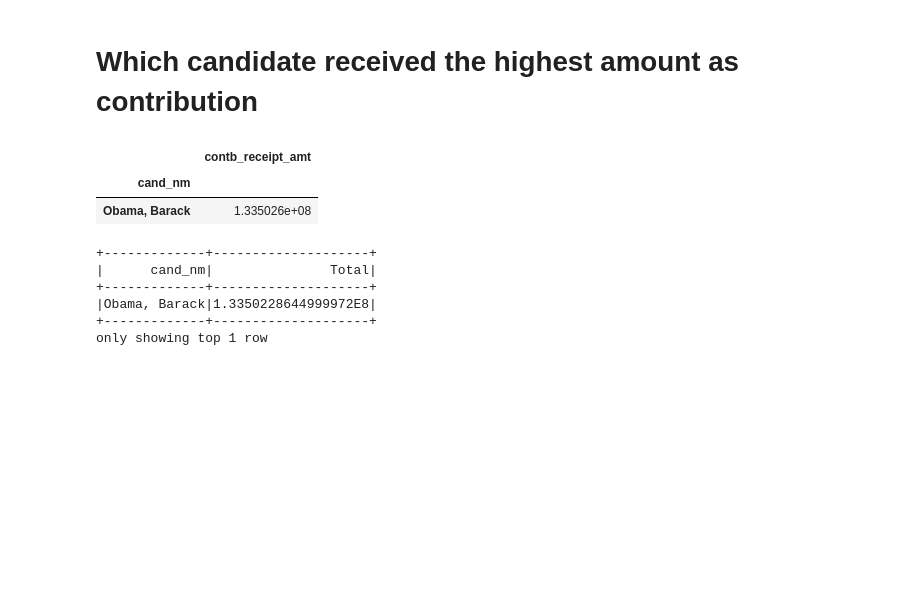
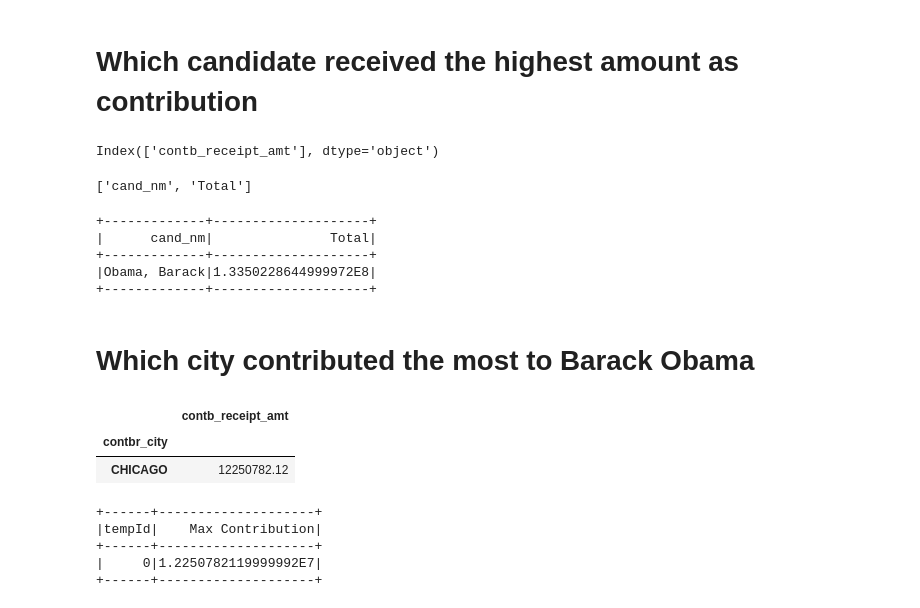
Before and after one commit to mohitsingh197/Jupyter_Notebooks, a Jupyter notebook: Spark-Vs-Pandas.ipynb, the cells around one changed output. Saved outputs shown, nothing was run; the diff lists cells and outputs as text; code cells hidden in the pictures; blank space fills up the shorter version.

```diff
--- a/Spark-Vs-Pandas.ipynb
+++ b/Spark-Vs-Pandas.ipynb
@@ -329,20 +329,44 @@ p_df_cast.show(5)
 only showing top 5 rows
 # %% [markdown]
 # Which candidate received the highest amount as contribution
-# %%
-#p_pdf[['cand_nm', 'contb_receipt_amt']].groupby('cand_nm').sum()['cand_nm', 'contb_receipt_amt'].max()
-p_pdf[['cand_nm', 'contb_receipt_amt']].groupby('cand_nm').sum().sort_values('contb_receipt_amt')[-1:]
-# %% [output]
-|  | contb_receipt_amt |
-| cand_nm |  |
-| Obama, Barack | 1.335026e+08 |
+# %%
+summed = p_pdf[['cand_nm', 'contb_receipt_amt']].groupby('cand_nm').sum()
+summed.loc[summed.idxmax()]
+# %% [output]
+Index(['contb_receipt_amt'], dtype='object')
+# %%
+from pyspark.sql import functions as F
+p_df_cast_summed = p_df_cast[['cand_nm', 'contb_receipt_amt_num']].groupBy('cand_nm').agg(F.sum('contb_receipt_amt_num').alias('Total'))
+max_contrib = p_df_cast_summed.withColumn('tempid', F.lit(0)).groupBy('tempid').agg(F.max('Total').alias('Max Contrib')).select('Max Contrib')
+# %% [output]
+['cand_nm', 'Total']
+# %%
+#print(max_contrib.first()[0])
+p_df_cast_summed.select('cand_nm', 'Total').where(p_df_cast_summed.Total == max_contrib.first()[0]).show()
+# %% [output]
++-------------+--------------------+
+|      cand_nm|               Total|
++-------------+--------------------+
+|Obama, Barack|1.3350228644999972E8|
++-------------+--------------------+
+# %% [markdown]
+# Which city contributed the most to Barack Obama
+# %%
+p_pdf_summed = p_pdf[p_pdf.cand_nm == 'Obama, Barack'][['contbr_city', 'contb_receipt_amt']].groupby('contbr_city').sum()
+p_pdf_summed.loc[p_pdf_summed.idxmax()]
+# %% [output]
+|  | contb_receipt_amt |
+| contbr_city |  |
+| CHICAGO | 12250782.12 |
 # %%
 from pyspark.sql import functions as F
-p_df_cast[['cand_nm', 'contb_receipt_amt_num']].groupBy('cand_nm').agg(F.sum('contb_receipt_amt_num').alias('Total')).sort('Total', ascending=False).show(1)
+city_contribs = p_df_cast[p_df_cast.cand_nm == 'Obama, Barack'][['contbr_city', 'contb_receipt_amt_num']].groupBy('contbr_city').agg(F.sum('contb_receipt_amt_num').alias('Total'))
+city_contribs.cache()
-# %% [output]
-+-------------+--------------------+
-|      cand_nm|               Total|
-+-------------+--------------------+
-|Obama, Barack|1.3350228644999972E8|
-+-------------+--------------------+
-only showing top 1 row
+# %%
+city_max_contri = city_contribs.withColumn('tempId', F.lit(0)).groupBy('tempId').agg(F.max('Total').alias('Max Contribution')).select('Max Contribution')
+# %% [output]
++------+--------------------+
+|tempId|    Max Contribution|
++------+--------------------+
+|     0|1.2250782119999992E7|
++------+--------------------+
```
Also changed, not shown: parts of 1 cell of this notebook.
